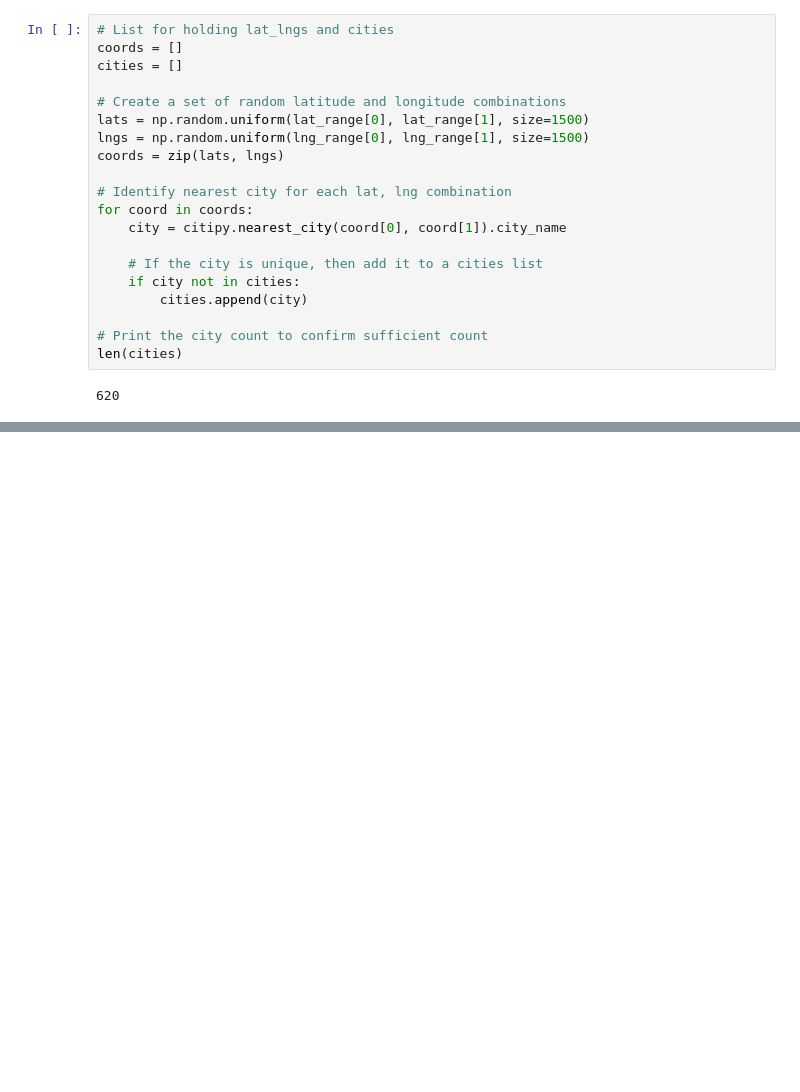
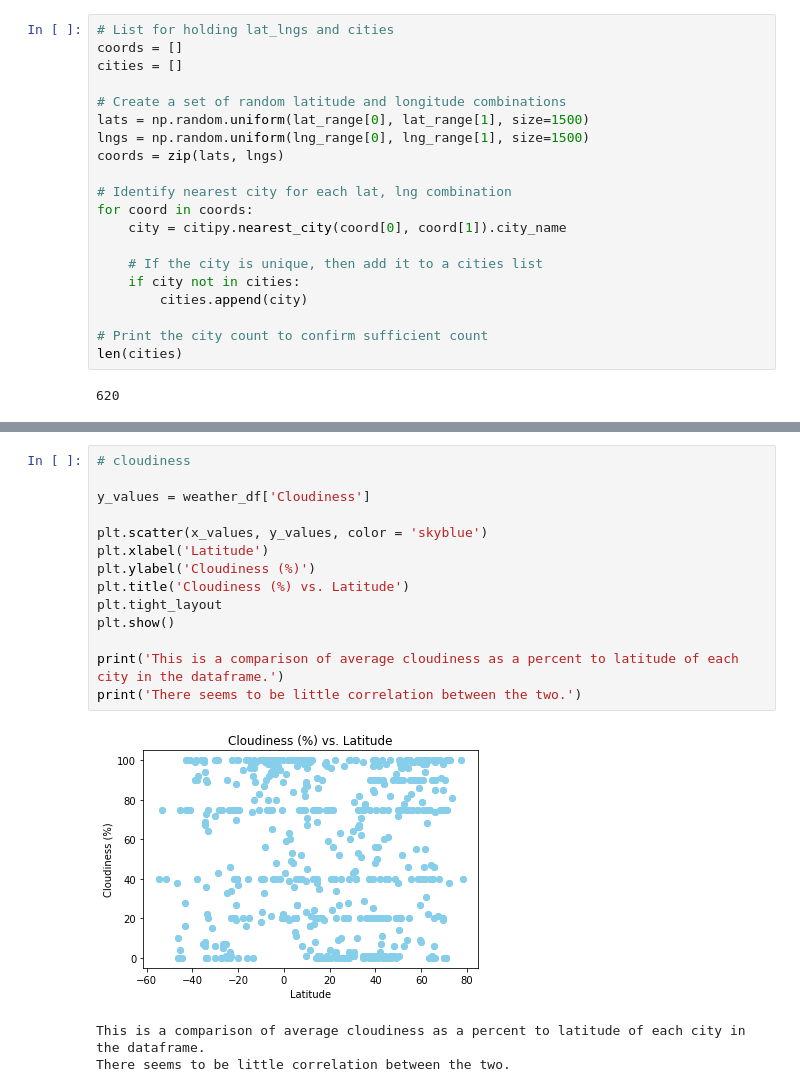
Before and after one commit to KStrange89/Weather-Analysis, a Jupyter notebook: Weatherpy/Weather.ipynb, the cells around one changed output, grey strips where cells are left out. Drawn from its saved outputs; the diff is of its cells as text; blank space fills up the shorter version.

```diff
--- a/Weatherpy/Weather.ipynb
+++ b/Weatherpy/Weather.ipynb
@@ -39,0 +171,18 @@ len(cities)
+# %%
+# cloudiness
+
+y_values = weather_df['Cloudiness']
+
+plt.scatter(x_values, y_values, color = 'skyblue')
+plt.xlabel('Latitude')
+plt.ylabel('Cloudiness (%)')
+plt.title('Cloudiness (%) vs. Latitude')
+plt.tight_layout
+plt.show()
+
+print('This is a comparison of average cloudiness as a percent to latitude of each city in the dataframe.')
+print('There seems to be little correlation between the two.')
+# %% [output]
+[figure, added]
+This is a comparison of average cloudiness as a percent to latitude of each city in the dataframe.
+There seems to be little correlation between the two.
```
Also changed, not shown: parts of 19 cells of this notebook.
